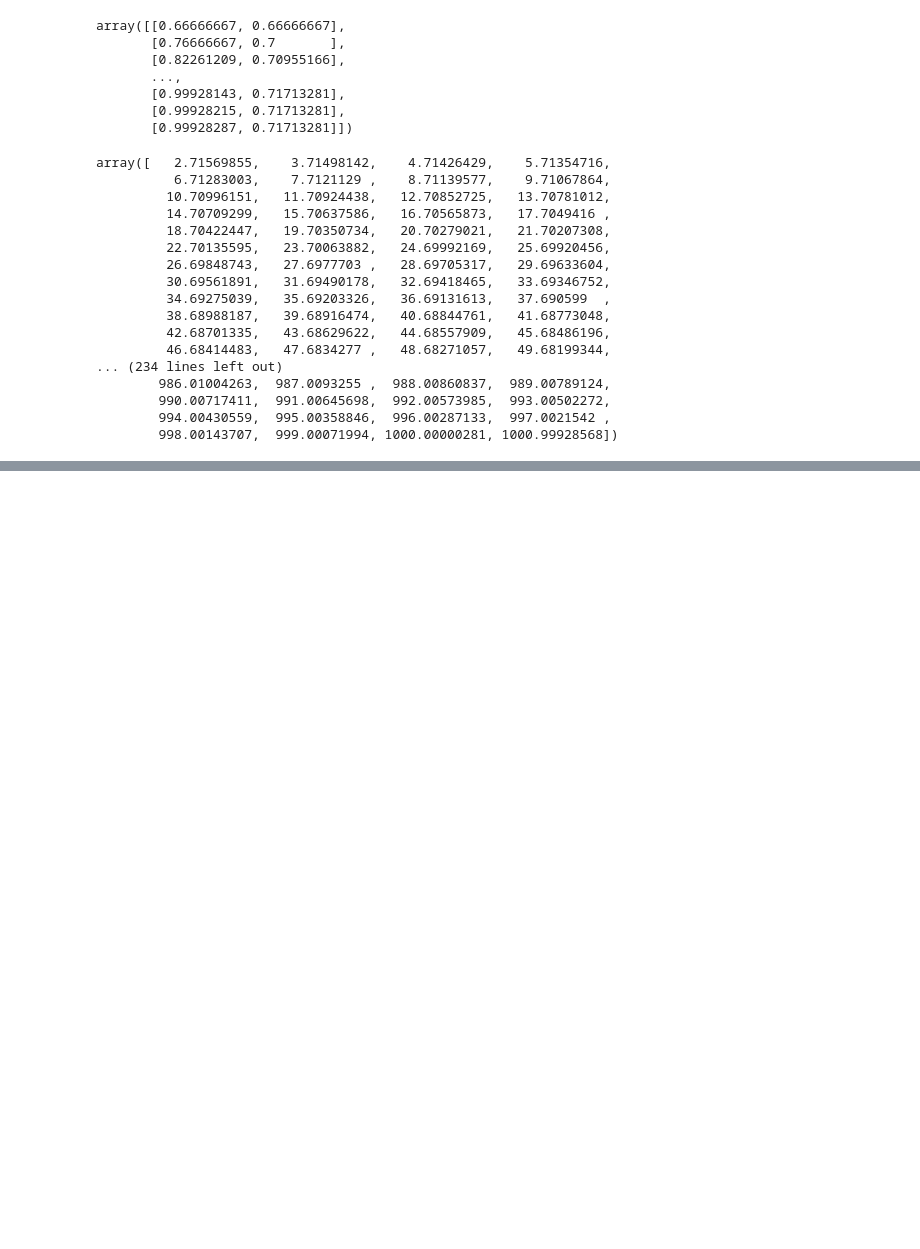
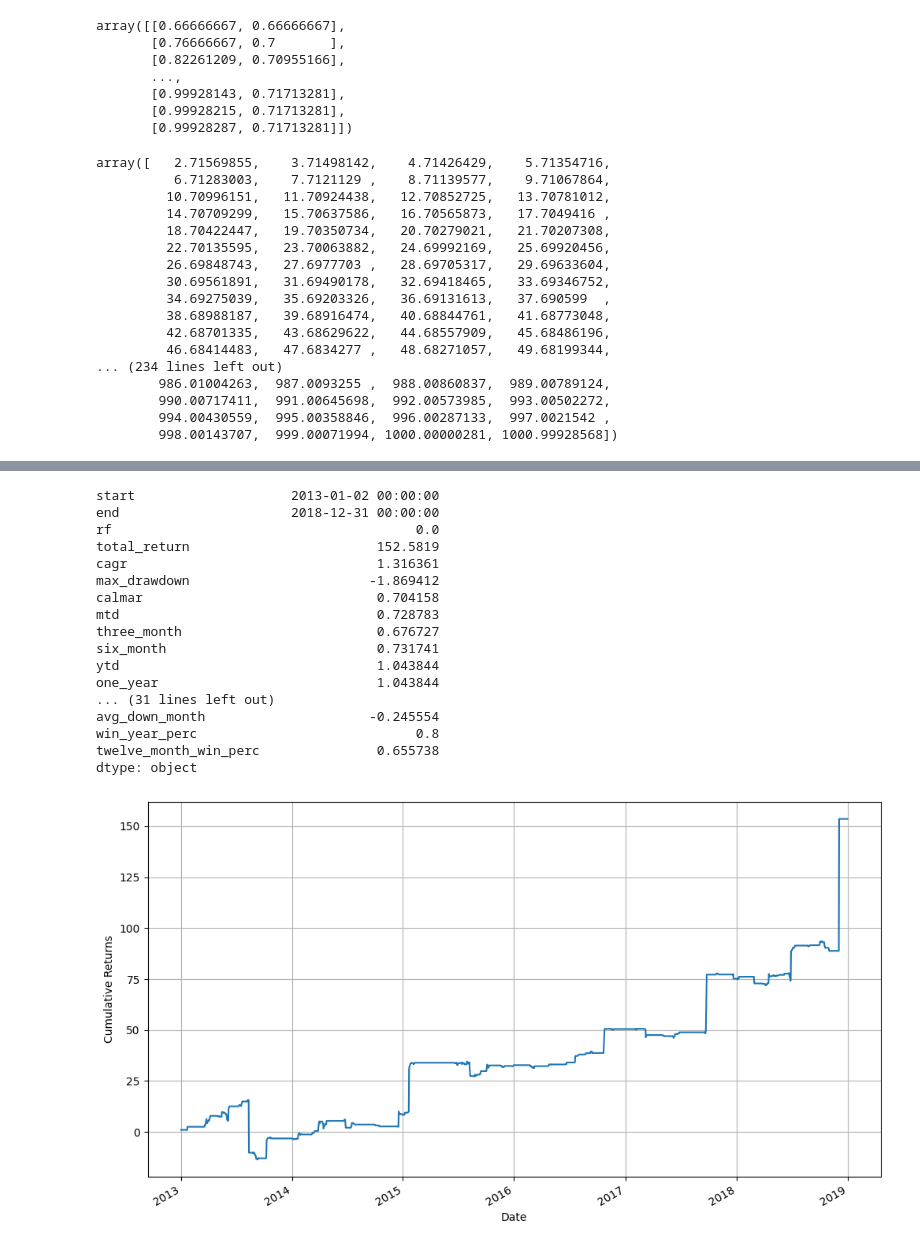
Before and after one commit to Amination-Gogia/Pairs-Trading-Dec-2024, a Jupyter notebook: Week-2/assignment_2.ipynb, the cells around one changed output, grey strips where cells are left out. Saved outputs shown, nothing was run; the diff lists cells and outputs as text; code cells hidden in the pictures; blank space fills up the shorter version.

```diff
--- a/Week-2/assignment_2.ipynb
+++ b/Week-2/assignment_2.ipynb
@@ -808,0 +872,25 @@ array([   2.71569855,    3.71498142,    4.71426429,    5.71354716,
+# %%
+port = ret.mean(axis=1)
+port.plot(figsize=(12,7),grid=True)
+perf = port.calc_stats()
+plt.ylabel('Cumulative Returns')
+perf.stats
+# %% [output]
+start                    2013-01-02 00:00:00
+end                      2018-12-31 00:00:00
+rf                                       0.0
+total_return                        152.5819
+cagr                                1.316361
+max_drawdown                       -1.869412
+calmar                              0.704158
+mtd                                 0.728783
+three_month                         0.676727
+six_month                           0.731741
+ytd                                 1.043844
+one_year                            1.043844
+... (31 lines left out)
+avg_down_month                     -0.245554
+win_year_perc                            0.8
+twelve_month_win_perc               0.655738
+dtype: object
+[figure, added]
```
Also changed, not shown: parts of 30 cells of this notebook, 1 other file.
